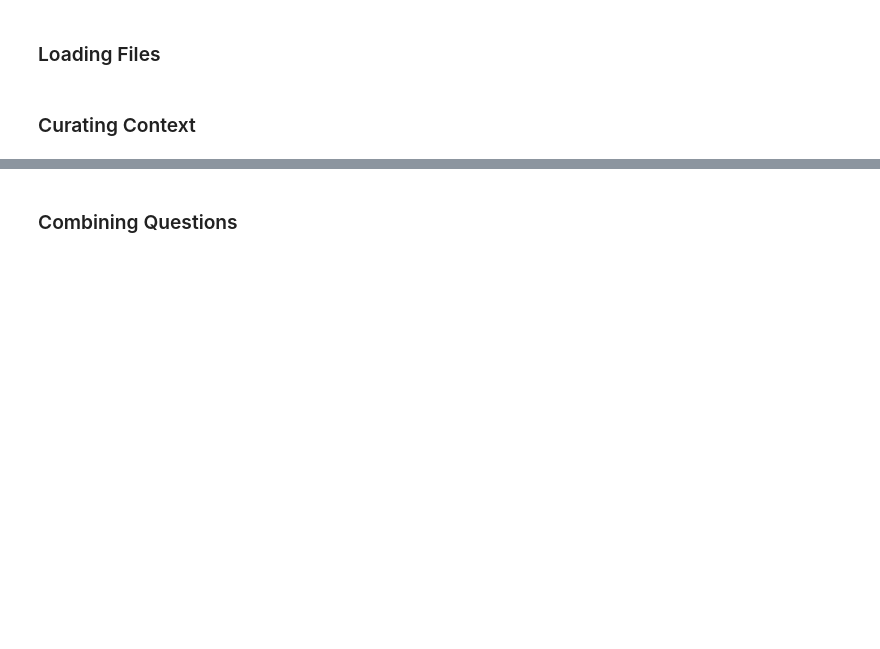
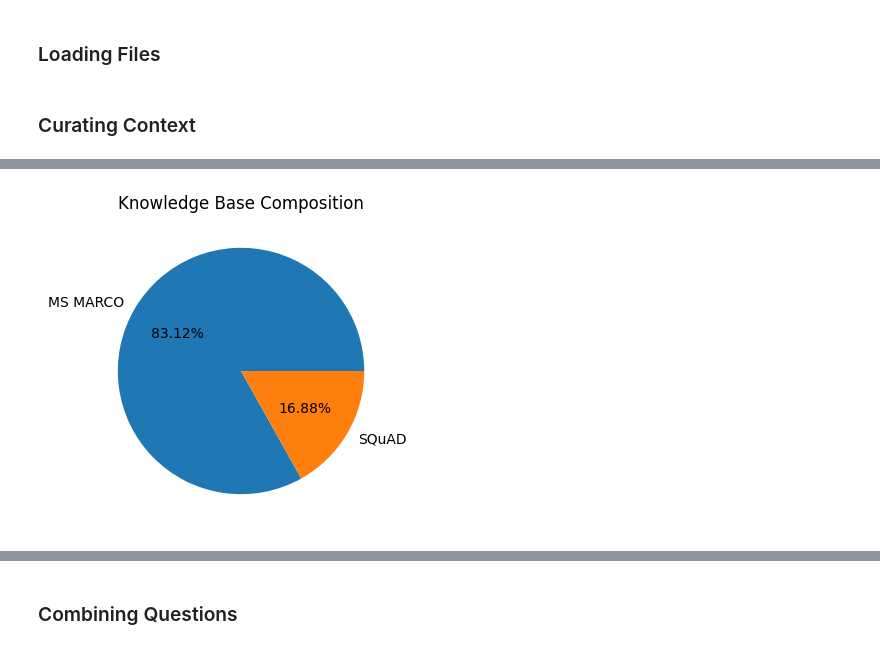
Before and after one commit to MarcusO17/RAG-FYP2024, a Jupyter notebook: src/data-curation/dataset.ipynb, the cells around one changed output, grey strips where cells are left out. Saved outputs shown, nothing was run; the diff lists cells and outputs as text; code cells hidden in the pictures; blank space fills up the shorter version.

Commit message:
added graphs

```diff
--- a/src/data-curation/dataset.ipynb
+++ b/src/data-curation/dataset.ipynb
@@ -33,0 +45,8 @@ df_context.to_csv('../../data/MainDataset/data/Context.csv', index=False)
+# %%
+plt.figure(figsize=(4,4))
+plt.pie(df_context['dataset'].value_counts().values,
+        labels=df_context['dataset'].value_counts().index,autopct='%.2f%%')
+plt.title('Knowledge Base Composition')
+plt.show()
+# %% [output]
+[figure, added]
```
Also changed, not shown: parts of 15 cells of this notebook.
